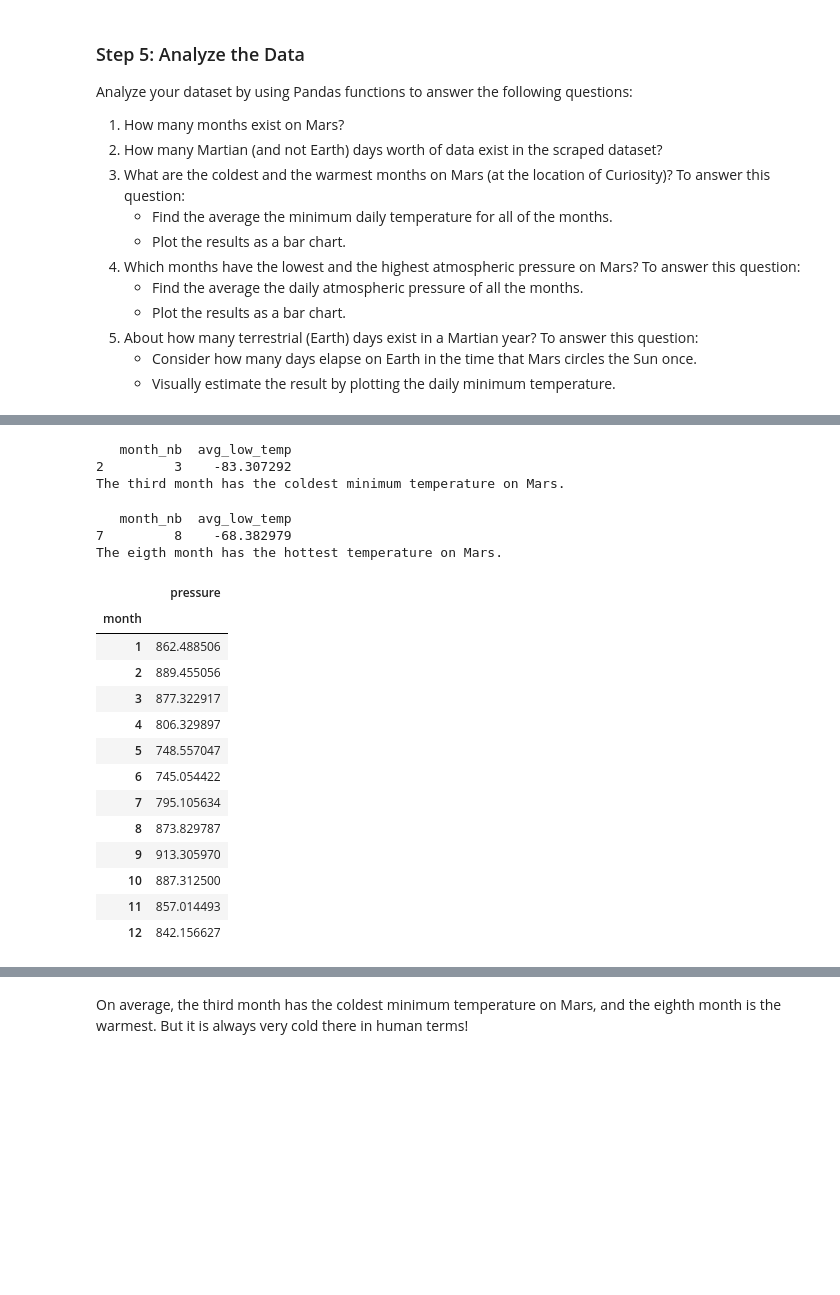
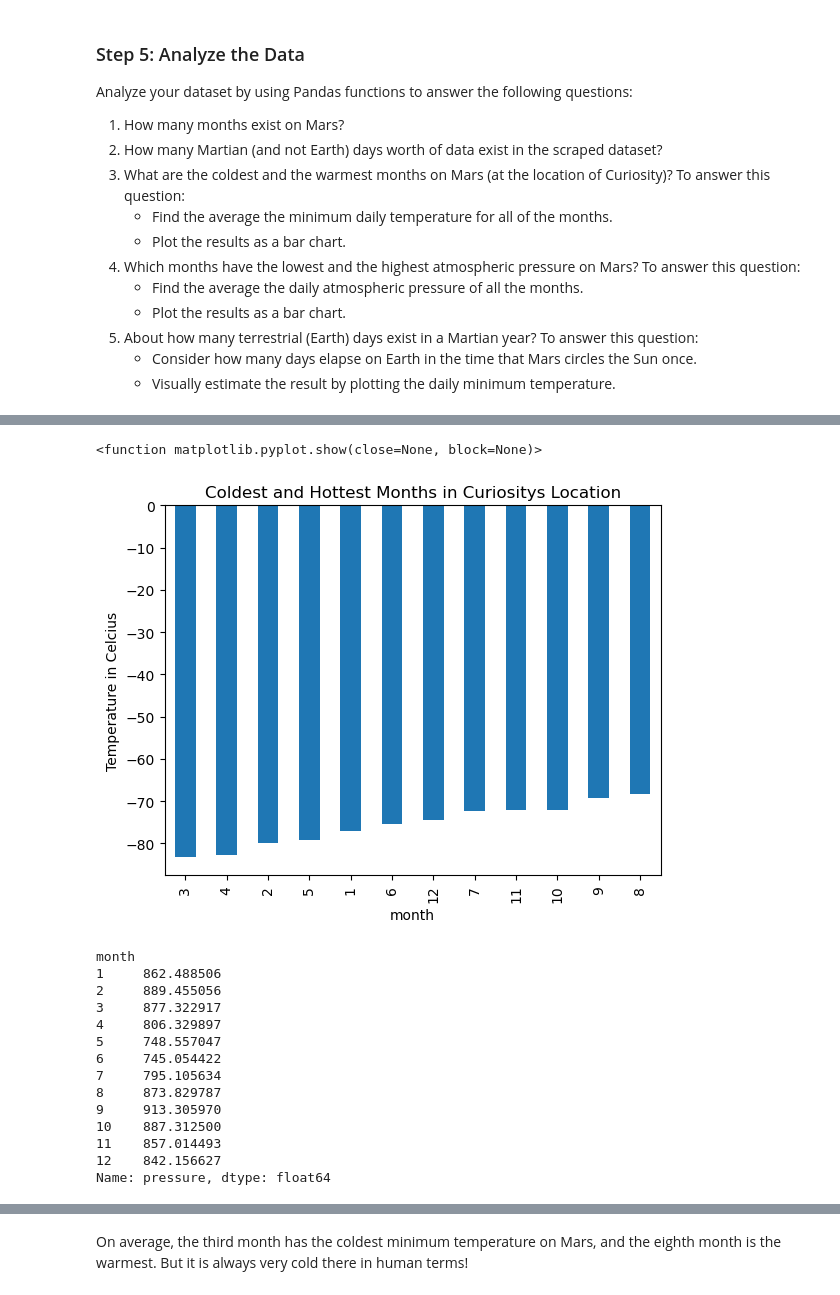
Before and after one commit to shef1109/Mission-to-Mars, a Jupyter notebook: Challenge Assignment Starter Code/part_2_mars_weather.ipynb, the cells around one changed output, grey strips where cells are left out. Drawn from its saved outputs; the diff is of its cells as text; code cells hidden in the pictures; blank space fills up the shorter version.

```diff
--- a/Challenge Assignment Starter Code/part_2_mars_weather.ipynb
+++ b/Challenge Assignment Starter Code/part_2_mars_weather.ipynb
@@ -238,41 +219,30 @@ Text(0.5, 1.0, 'Avergae Minimum Temperature by Month')
-# %%
-# Identify the coldest and hottest months in Curiosity's location
-# The coldest month
-min_avg_temp = df_month_temp['avg_low_temp'].min()
-month_min_temp=df_month_temp.loc[df_month_temp['avg_low_temp']==min_avg_temp]
-print(month_min_temp)
-print(f'The third month has the coldest minimum temperature on Mars.')
-# %% [output]
-   month_nb  avg_low_temp
-2         3    -83.307292
-The third month has the coldest minimum temperature on Mars.
-# %%
-# The hottest month
-max_avg_temp = df_month_temp['avg_low_temp'].max()
-month_max_temp=df_month_temp.loc[df_month_temp['avg_low_temp']==max_avg_temp]
-print(month_max_temp)
-print(f'The eigth month has the hottest temperature on Mars.')
-# %% [output]
-   month_nb  avg_low_temp
-7         8    -68.382979
-The eigth month has the hottest temperature on Mars.
+# %%
+# Identify the coldest and hottest months in Curiosity's location
+# The coldest month
+avg_low_temp_by_mth.sort_values().plot(kind='bar')
+plt.xlabel('month')
+plt.ylabel('Temperature in Celcius')
+plt.title('Coldest and Hottest Months in Curiositys Location')
+plt.show
+# %% [output]
+<function matplotlib.pyplot.show(close=None, block=None)>
+[figure, added]
 # %%
 # 4. Average pressure by Martian month
-df_by_month=df.groupby('month')
-df_month_pressure=df_by_month.mean().loc[:,['pressure']]
-df_month_pressure
+avg_pressure_by_mth = df.groupby('month')['pressure'].mean()
+print(avg_pressure_by_mth)
 # %% [output]
-|  | pressure |
-| month |  |
-| 1 | 862.488506 |
-| 2 | 889.455056 |
-| 3 | 877.322917 |
-| 4 | 806.329897 |
-| 5 | 748.557047 |
-| 6 | 745.054422 |
-| 7 | 795.105634 |
-| 8 | 873.829787 |
-| 9 | 913.305970 |
-| 10 | 887.312500 |
-| 11 | 857.014493 |
-| 12 | 842.156627 |
+month
+1     862.488506
+2     889.455056
+3     877.322917
+4     806.329897
+5     748.557047
+6     745.054422
+7     795.105634
+8     873.829787
+9     913.305970
+10    887.312500
+11    857.014493
+12    842.156627
+Name: pressure, dtype: float64
```
Also changed, not shown: parts of 13 cells of this notebook.
